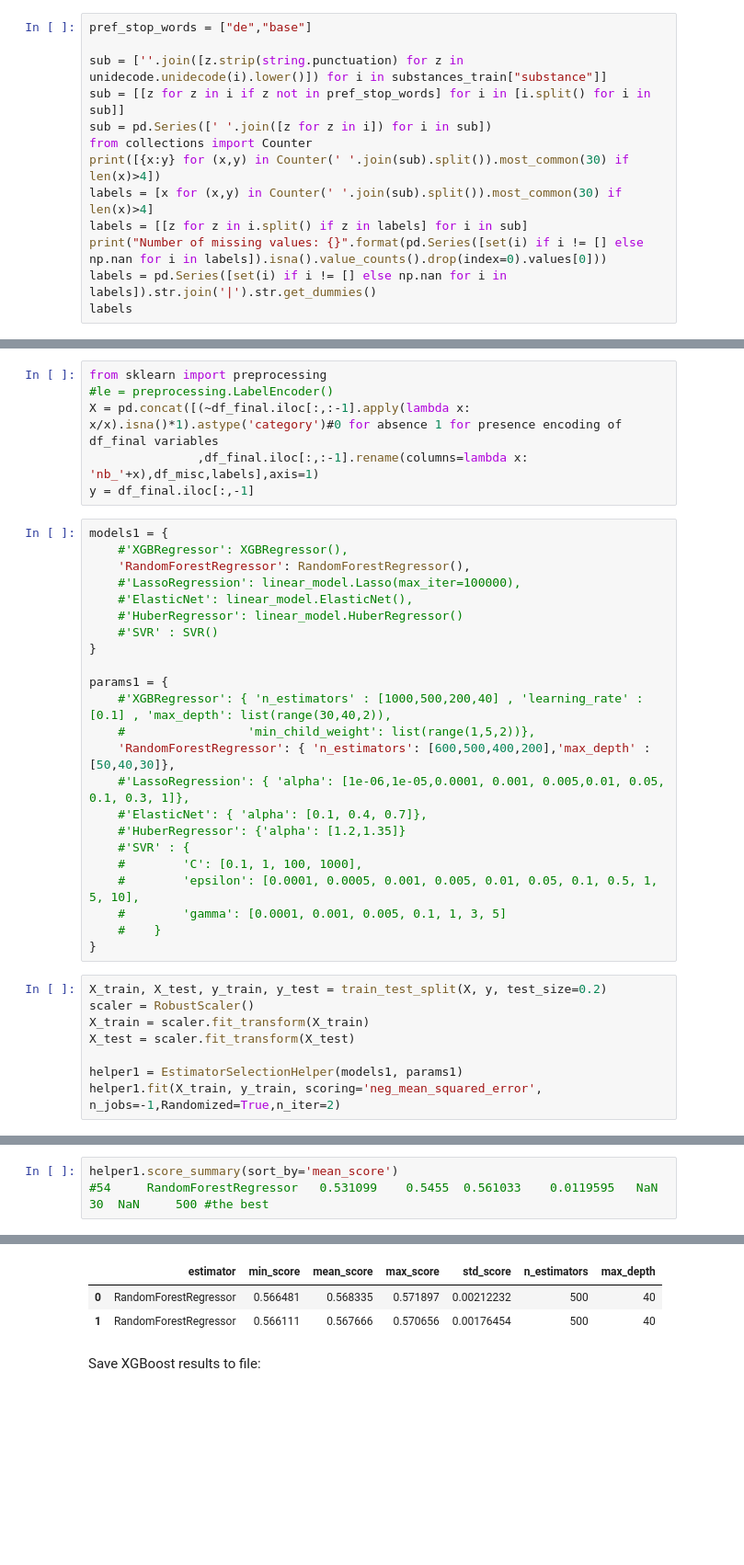
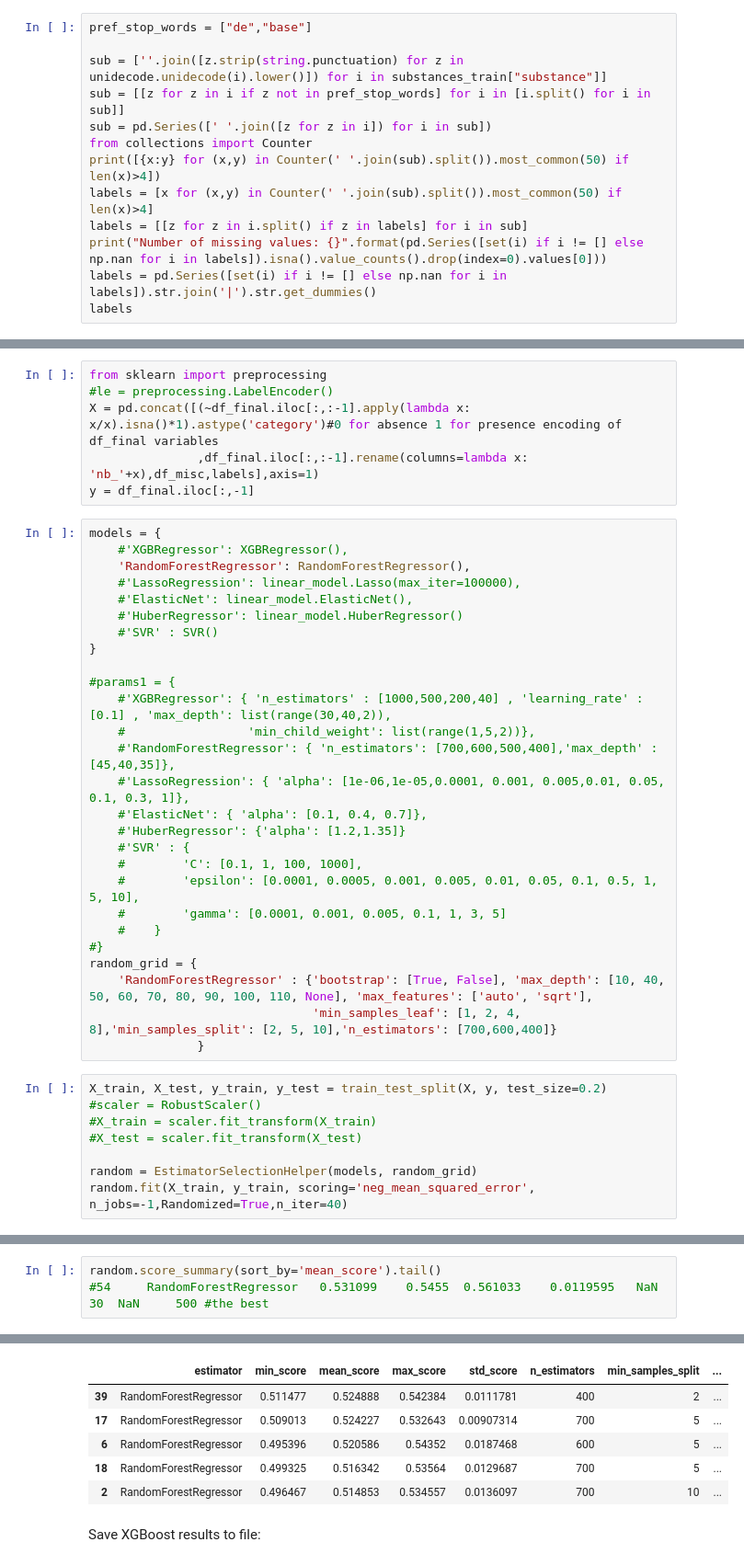
Before and after one commit to databs1/med_price_prediction, a Jupyter notebook: Price_prediction_v1.ipynb, the cells around one changed output, grey strips where cells are left out. Shown at 92% size. Cells and saved outputs as stored; diff of their text form; blank space fills up the shorter version.

Commit message:
Increased grid parameters + changed threshold of labels

```diff
--- a/Price_prediction_v1.ipynb
+++ b/Price_prediction_v1.ipynb
@@ -100,8 +110,8 @@ sub = [''.join([z.strip(string.punctuation) for z in unidecode.unidecode(i).lowe
 sub = [[z for z in i if z not in pref_stop_words] for i in [i.split() for i in sub]]
 sub = pd.Series([' '.join([z for z in i]) for i in sub])
 from collections import Counter
-print([{x:y} for (x,y) in Counter(' '.join(sub).split()).most_common(30) if len(x)>4])
-labels = [x for (x,y) in Counter(' '.join(sub).split()).most_common(30) if len(x)>4]
+print([{x:y} for (x,y) in Counter(' '.join(sub).split()).most_common(50) if len(x)>4])
+labels = [x for (x,y) in Counter(' '.join(sub).split()).most_common(50) if len(x)>4]
 labels = [[z for z in i.split() if z in labels] for i in sub]
 print("Number of missing values: {}".format(pd.Series([set(i) if i != [] else np.nan for i in labels]).isna().value_counts().drop(index=0).values[0]))
 labels = pd.Series([set(i) if i != [] else np.nan for i in labels]).str.join('|').str.get_dummies()
@@ -489,7 +512,7 @@ X = pd.concat([(~df_final.iloc[:,:-1].apply(lambda x: x/x).isna()*1).astype('cat
                ,df_final.iloc[:,:-1].rename(columns=lambda x: 'nb_'+x),df_misc,labels],axis=1)
 y = df_final.iloc[:,-1]
 # %%
-models1 = {
+models = {
     #'XGBRegressor': XGBRegressor(),
     'RandomForestRegressor': RandomForestRegressor(),
     #'LassoRegression': linear_model.Lasso(max_iter=100000),
@@ -498,10 +521,10 @@ models1 = {
     #'SVR' : SVR()
 }
 
-params1 = {
+#params1 = {
     #'XGBRegressor': { 'n_estimators' : [1000,500,200,40] , 'learning_rate' : [0.1] , 'max_depth': list(range(30,40,2)),
     #                 'min_child_weight': list(range(1,5,2))},
-    'RandomForestRegressor': { 'n_estimators': [600,500,400,200],'max_depth' :[50,40,30]},
+    #'RandomForestRegressor': { 'n_estimators': [700,600,500,400],'max_depth' :[45,40,35]},
     #'LassoRegression': { 'alpha': [1e-06,1e-05,0.0001, 0.001, 0.005,0.01, 0.05, 0.1, 0.3, 1]},
     #'ElasticNet': { 'alpha': [0.1, 0.4, 0.7]},
     #'HuberRegressor': {'alpha': [1.2,1.35]}
@@ -510,14 +533,18 @@ params1 = {
     #        'epsilon': [0.0001, 0.0005, 0.001, 0.005, 0.01, 0.05, 0.1, 0.5, 1, 5, 10],
     #        'gamma': [0.0001, 0.001, 0.005, 0.1, 1, 3, 5]
     #    }
-}
+#}
+random_grid = {
+    'RandomForestRegressor' : {'bootstrap': [True, False], 'max_depth': [10, 40, 50, 60, 70, 80, 90, 100, 110, None], 'max_features': ['auto', 'sqrt'],
+                               'min_samples_leaf': [1, 2, 4, 8],'min_samples_split': [2, 5, 10],'n_estimators': [700,600,400]}
+               }
 # %%
 X_train, X_test, y_train, y_test = train_test_split(X, y, test_size=0.2)
-scaler = RobustScaler()
-X_train = scaler.fit_transform(X_train)
-X_test = scaler.fit_transform(X_test)
+#scaler = RobustScaler()
+#X_train = scaler.fit_transform(X_train)
+#X_test = scaler.fit_transform(X_test)
 
-helper1 = EstimatorSelectionHelper(models1, params1)
-helper1.fit(X_train, y_train, scoring='neg_mean_squared_error', n_jobs=-1,Randomized=True,n_iter=2)
+random = EstimatorSelectionHelper(models, random_grid)
+random.fit(X_train, y_train, scoring='neg_mean_squared_error', n_jobs=-1,Randomized=True,n_iter=40)
 # %% [output]
 Running RandomizedSearchCV for RandomForestRegressor.
@@ -534,11 +555,14 @@ Fitting 4 folds for each of 12 candidates, totalling 48 fits
 # %%
-helper1.score_summary(sort_by='mean_score')
+random.score_summary(sort_by='mean_score').tail()
 #54 	RandomForestRegressor 	0.531099 	0.5455 	0.561033 	0.0119595 	NaN 	30 	NaN 	500 #the best
 # %% [output]
 RandomForestRegressor
-|  | estimator | min_score | mean_score | max_score | std_score | n_estimators | max_depth |
-| 0 | RandomForestRegressor | 0.566481 | 0.568335 | 0.571897 | 0.00212232 | 500 | 40 |
-| 1 | RandomForestRegressor | 0.566111 | 0.567666 | 0.570656 | 0.00176454 | 500 | 40 |
+|  | estimator | min_score | mean_score | max_score | std_score | n_estimators | min_samples_split | ... |
+| 39 | RandomForestRegressor | 0.511477 | 0.524888 | 0.542384 | 0.0111781 | 400 | 2 | ... |
+| 17 | RandomForestRegressor | 0.509013 | 0.524227 | 0.532643 | 0.00907314 | 700 | 5 | ... |
+| 6 | RandomForestRegressor | 0.495396 | 0.520586 | 0.54352 | 0.0187468 | 600 | 5 | ... |
+| 18 | RandomForestRegressor | 0.499325 | 0.516342 | 0.53564 | 0.0129687 | 700 | 5 | ... |
+| 2 | RandomForestRegressor | 0.496467 | 0.514853 | 0.534557 | 0.0136097 | 700 | 10 | ... |
 # %% [markdown]
 Save XGBoost results to file:
 # %%
```
Also changed, not shown: parts of 13 cells of this notebook.
